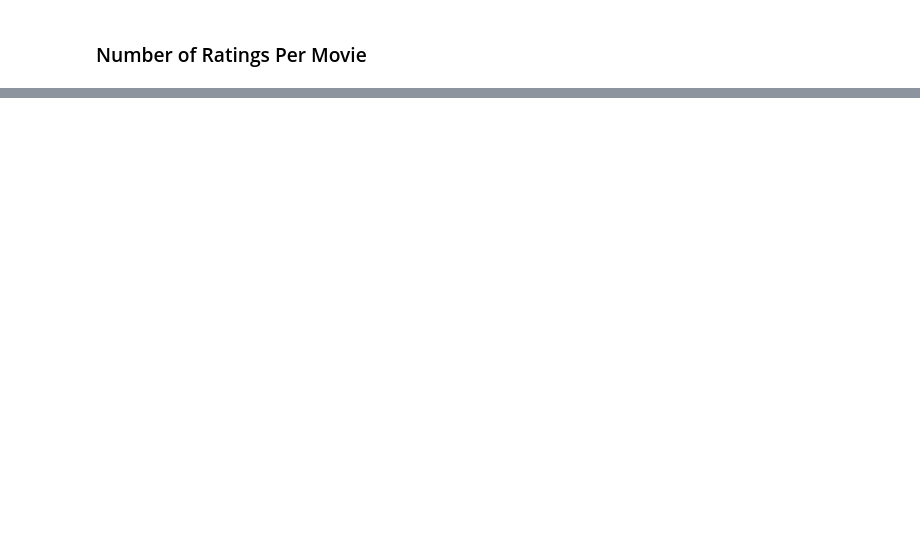
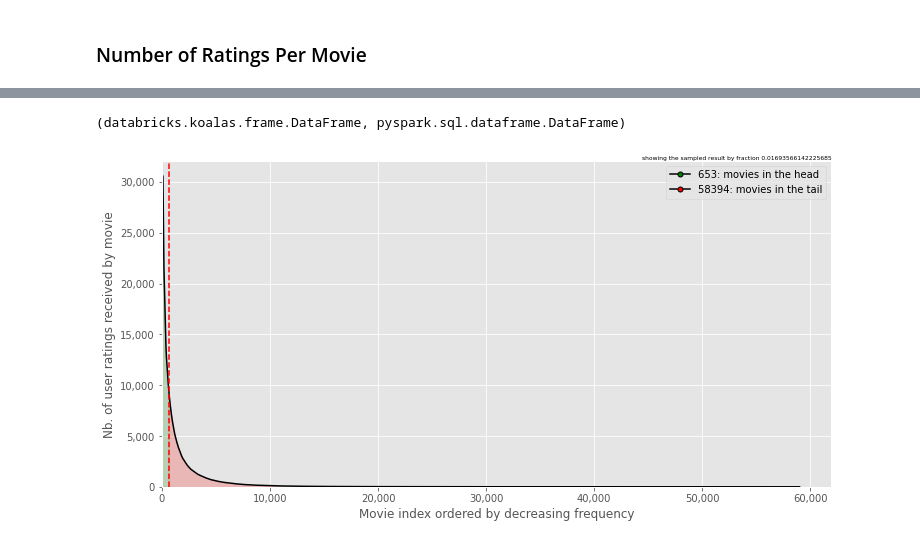
Before and after one commit to vishnusreddy/movie-recommender-system, a Jupyter notebook: EDA.ipynb, the cells around one changed output, grey strips where cells are left out. Cells and saved outputs as stored; diff of their text form; code cells hidden in the pictures; blank space fills up the shorter version.

```diff
--- a/EDA.ipynb
+++ b/EDA.ipynb
@@ -364,0 +351,58 @@ plt.show()
+# %%
+type(dfRatingsKdf),type(ratings)
+# %% [output]
+(databricks.koalas.frame.DataFrame, pyspark.sql.dataframe.DataFrame)
+# %%
+f, ax = plt.subplots(figsize=(12,6))
+
+# Calculate Cumulative Volumes
+item_id_column = "movieId"
+volume_df = dfRatingsKdf[item_id_column].value_counts().reset_index()
+volume_df.columns = [item_id_column, "volume"]
+volume_df[item_id_column] = volume_df[item_id_column].astype(str)
+volume_df['cumulative_volume'] = volume_df['volume'].cumsum()
+volume_df['percent_of_total_volume'] = \
+    volume_df['cumulative_volume']/volume_df['volume'].sum()
+
+# Main
+temp = volume_df['volume']
+temp.plot(kind='line', ax=ax, color='black')
+
+ax.set_xlim(-15)
+ax.set_ylim(0.0)
+ax.set_xticklabels(['{:,}'.format(int(x)) for x in ax.get_xticks().tolist()])
+ax.set_yticklabels(['{:,}'.format(int(x)) for x in ax.get_yticks().tolist()])
+ax.set_xlabel('Movie index ordered by decreasing frequency')
+ax.set_ylabel('Nb. of user ratings received by movie')
+
+# Plot vertical line at the tail location
+percentage = 0.5
+head = volume_df[volume_df.percent_of_total_volume <= percentage]
+tail = volume_df[volume_df.percent_of_total_volume > percentage]
+items_in_head = len(head)
+items_in_tail = len(tail)
+
+plt.axvline(x=items_in_head, color="red",  linestyle='--')
+
+# Legend
+legend_elements = [Line2D([0], [0], marker='o', color='black',
+                          label=str(items_in_head)+': movies in the head',
+                          markerfacecolor='green', markersize=5),
+
+                    Line2D([0], [0], marker='o', color='black',
+                          label=str(items_in_tail)+': movies in the tail',
+                          markerfacecolor='red', markersize=5)]
+ax.legend(handles=legend_elements, loc=1)
+
+# Fill area under plot
+head = head.append(tail.head(1))
+x1 = head.index.to_pandas().to_numpy()
+y1 = head['volume'].to_pandas()
+x2 = tail.index.to_pandas().to_numpy()
+y2 = tail['volume'].to_pandas()
+ax.fill_between(x1, y1, color="green", alpha=0.2)
+ax.fill_between(x2, y2,  color="red", alpha=0.2)
+
+plt.show()
+# %% [output]
+[figure, added]
```
Also changed, not shown: parts of 26 cells of this notebook.
